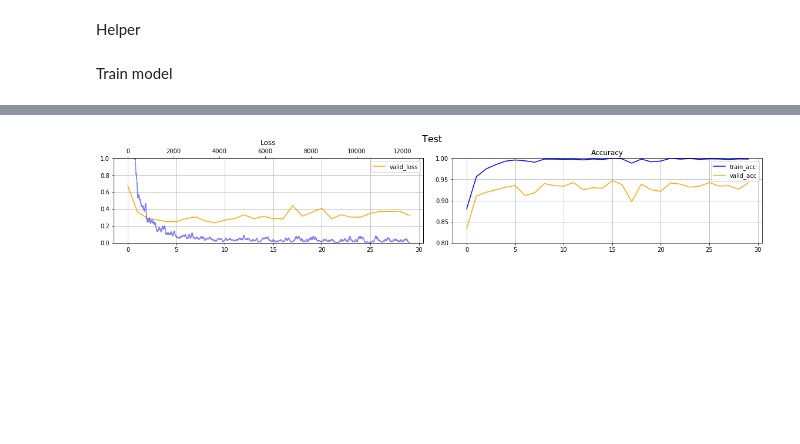
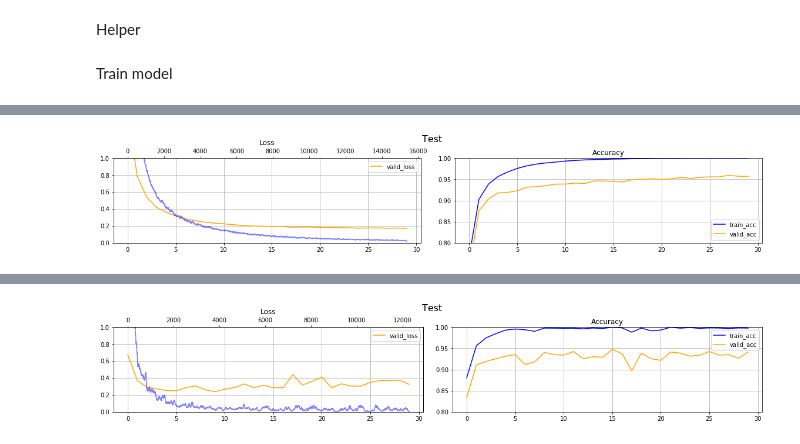
Before and after one commit to marcinbogdanski/ai-sketchpad, a Jupyter notebook: PyTorchNN/1450_DenseNet121_Transfer_2.ipynb, the cells around one changed output, grey strips where cells are left out. Saved outputs shown, nothing was run; the diff lists cells and outputs as text; code cells hidden in the pictures; blank space fills up the shorter version.

Commit message:
add trains fast

```diff
--- a/PyTorchNN/1450_DenseNet121_Transfer_2.ipynb
+++ b/PyTorchNN/1450_DenseNet121_Transfer_2.ipynb
@@ -171,6 +189,6 @@ dataset_npz
 # %% [markdown]
 **Load Dataset**
 # %%
-dataset_npz = os.path.join(dataset_location, 'extracted_features_densenet201.npz')
+dataset_npz = os.path.join(dataset_location, 'dataset_densenet201_augmented.npz')
 dataset_npz
 # %% [output]
@@ -212,15 +231,23 @@ y_valid = torch.tensor(valid_labels).to(device)
 **Define Model**
 # %%
 model = nn.Sequential(OrderedDict([
+    #('bn1', nn.BatchNorm1d(1920)),
     ('fc1', nn.Linear(1920, 512)),
-    ('relu', nn.ReLU()),
-    ('dropout', nn.Dropout(0.2)),
-    ('fc2', nn.Linear(512, 102)),
+    ('elu1', nn.ELU()),
+    ('drp1', nn.Dropout(0.75)),
+
+#     ('fc2', nn.Linear(512, 512)),
+#     ('elu2', nn.ELU()),
+#     ('drp2', nn.Dropout(0.9)),
+
+    ('fcf', nn.Linear(512, 102)),
 ]))
 model.to(device)
 
 criterion = nn.CrossEntropyLoss() # nn.NLLLoss()
-optimizer = torch.optim.Adam(model.parameters()) #, lr=0.001)
+#optimizer = torch.optim.Adam(model.parameters(), lr=0.0001)
+optimizer = torch.optim.RMSprop(model.parameters(), lr=0.00003)
+#scheduler = torch.optim.lr_scheduler()
 
 hist = { 'tepoch':[], 'tloss':[], 'tacc':[],    # mini-batch loss/acc every iteration
          'train_loss':[], 'train_acc':[],       # train set loss/acc every epoch
@@ -235,7 +262,11 @@ def accuracy(logits, labels):
 Train model
 # %%
 num_epochs = 30
-batch_size = 16
+batch_size = 128
+
+train_size = len(x_train)
+
+train_start_time = time.time()
 
 for epoch in range(num_epochs):
 
@@ -288,8 +319,10 @@ for epoch in range(num_epochs):
     if epoch == 0:
         print('      (time )   ep             loss / acc                loss / acc')
     print(f'Epoch ({epoch_time_interval:4.2}s): {epoch:3}'
-          f'    Train: {loss:6.4f} / {acc:6.4f}'
-          f'    Valid: {loss:6.4f} / {acc:6.4f}')
+          f'    Train: {hist["train_loss"][-1]:6.4f} / {hist["train_acc"][-1]:6.4f}'
+          f'    Valid: {hist["valid_loss"][-1]:6.4f} / {hist["valid_acc"][-1]:6.4f}')
 
-    break
+print()
+total_train_time = time.time() - train_start_time
+print(f'Total train time {total_train_time:6.2f}s')
 # %% [output]
@@ -334,3 +367,7 @@ def plot_hist(hist, title):
     ax2.set_title('Accuracy'); ax2.legend(); ax2.grid(); ax2.set_ylim([.8, 1]);
 
     plt.tight_layout()
+# %%
+plot_hist(hist, title='Test')
+# %% [output]
+[figure, added]
```
Also changed, not shown: parts of 12 cells of this notebook.
